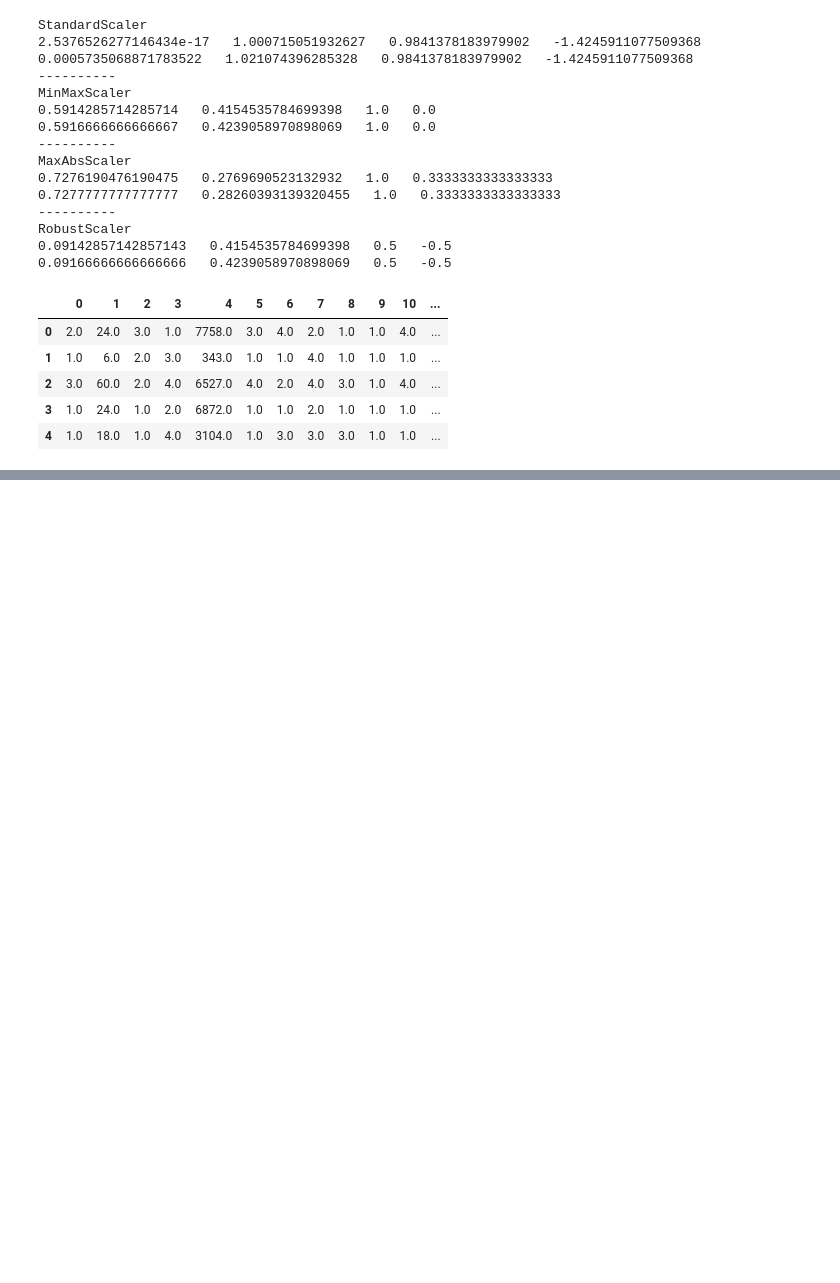
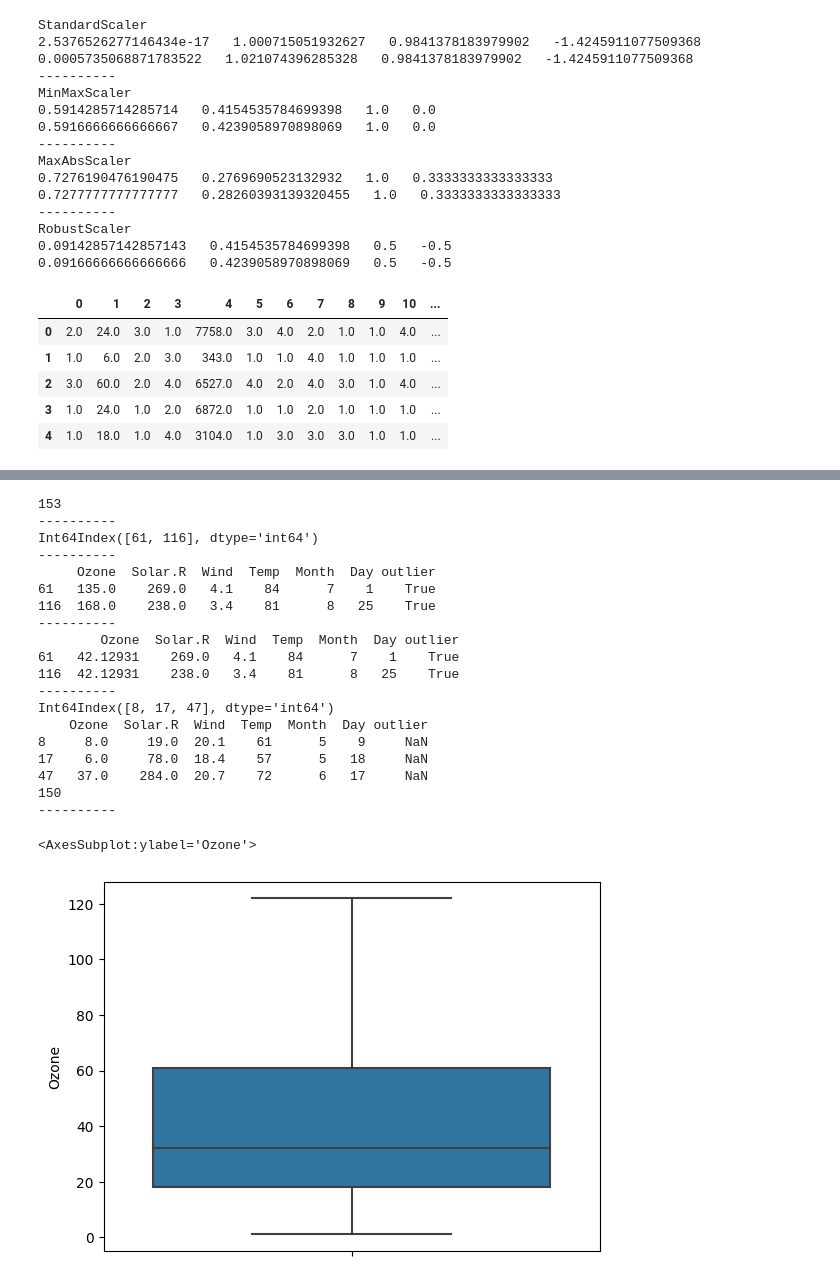
Before and after one commit to blackbutterfly0852/ADP_PRACTICE, a Jupyter notebook: 230126_데이터전처리.ipynb, the cells around one changed output, grey strips where cells are left out. Drawn from its saved outputs; the diff is of its cells as text; code cells hidden in the pictures; blank space fills up the shorter version.

```diff
--- a/230126_데이터전처리.ipynb
+++ b/230126_데이터전처리.ipynb
@@ -365,0 +379,75 @@ See the caveats in the documentation: https://pandas.pydata.org/pandas-docs/stab
+# %%
+# 5. 이상치 인식
+import seaborn as sns
+import pandas as pd
+df = pd.read_csv('data/airquality.csv')
+# 5-1) sns 이상치 인식
+#sns.boxplot(data = df, x = 'Ozone')
+print(len(df))
+print('----------')
+# 5-2) 이상치 인식 함수
+# Q1 : 최소값부터 ~ 하위 25%까지(상위 75%까지)
+# Q2 : 중위값
+# Q3 : 중위값부터 ~ 하위 75%까지(상위 25%까지)
+# Q4 : 하위 75%(상위 25%)부터 ~ 최대값까지
+# IQR = Q3 - Q1
+# 이상치 기준 : Q1 - (IQR x 1.5) 보다 작거나, Q3 + (IQR x 1.5) 보다 클 경우
+def detect_outlier (data = None, column = None, weight = None):
+    Q1 = df[column].quantile(0.25) # 하위 기준
+    Q3 = df[column].quantile(0.75) # 하위 기준
+
+    IQR = Q3 - Q1
+    IQR_wegiht = IQR * weight
+
+    outlier_index = df[(df[column] < Q1 - IQR_wegiht) | (df[column] > Q3 + IQR_wegiht)].index
+
+    return outlier_index
+
+
+# 5-3) 이상치 값의 인덱스 확인
+outlier_index = detect_outlier(df, 'Ozone', 1.5)
+print(outlier_index)
+print('----------')
+
+# 5-4) df로 적용
+df.loc[outlier_index, 'outlier'] = True
+print(df[df['outlier'] == True])
+print('----------')
+
+# 5-5) Ozone의 이상치를 평균값으로 대치
+df.loc[df['outlier'] == True, 'Ozone'] = df['Ozone'].mean()
+print(df.iloc[[61,116], :])
+print('----------')
+
+# 5-6) Solar.R의 이상치를 삭제
+outlier_index = dectect_outlier(df, 'Wind', 1.5)
+print(outlier_index)
+print(df.loc[outlier_index, :])
+df = df.drop(outlier_index, axis = 0).reset_index(drop = True)
+print(len(df))
+print('----------')
+
+# 5-7) Boxplot 재확인
+sns.boxplot(data = df, y = 'Ozone')
+# %% [output]
+153
+----------
+Int64Index([61, 116], dtype='int64')
+----------
+     Ozone  Solar.R  Wind  Temp  Month  Day outlier
+61   135.0    269.0   4.1    84      7    1    True
+116  168.0    238.0   3.4    81      8   25    True
+----------
+        Ozone  Solar.R  Wind  Temp  Month  Day outlier
+61   42.12931    269.0   4.1    84      7    1    True
+116  42.12931    238.0   3.4    81      8   25    True
+----------
+Int64Index([8, 17, 47], dtype='int64')
+    Ozone  Solar.R  Wind  Temp  Month  Day outlier
+8     8.0     19.0  20.1    61      5    9     NaN
+17    6.0     78.0  18.4    57      5   18     NaN
+47   37.0    284.0  20.7    72      6   17     NaN
+150
+----------
+<AxesSubplot:ylabel='Ozone'>
+[figure, added]
```
Also changed, not shown: parts of 3 cells of this notebook.
